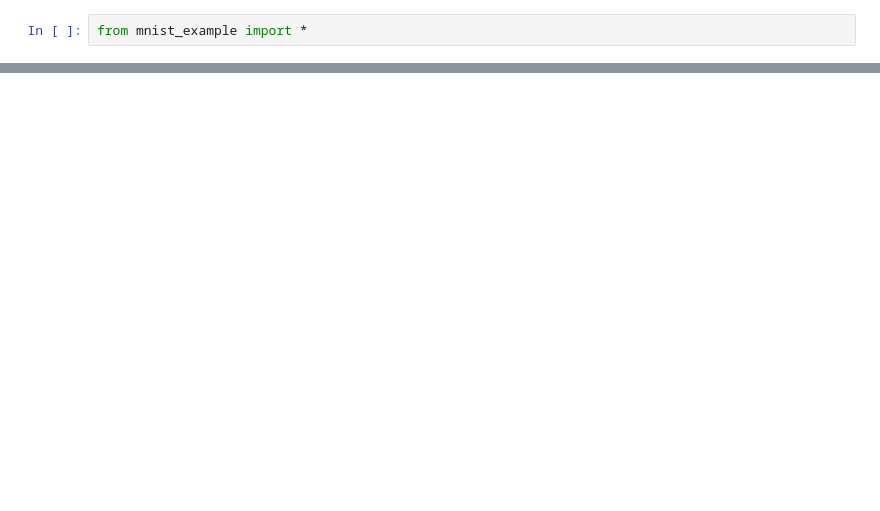
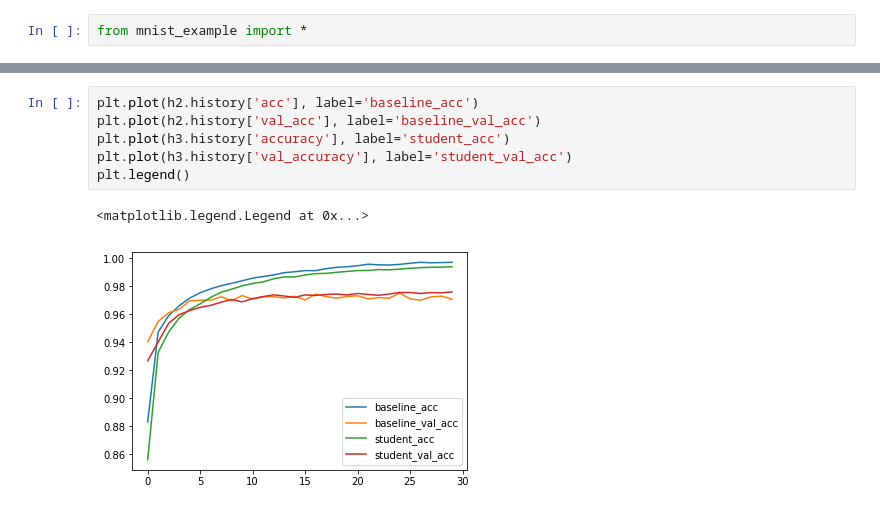
Before and after one commit to SungMinCho/SNU_2018_UROP, a Jupyter notebook: KnowledgeDistillation/mnist_example_plot.ipynb, the cells around one changed output, grey strips where cells are left out. Cells and saved outputs as stored; diff of their text form; blank space fills up the shorter version.

```diff
--- a/KnowledgeDistillation/mnist_example_plot.ipynb
+++ b/KnowledgeDistillation/mnist_example_plot.ipynb
@@ -46,0 +55,9 @@ plt.legend()
+# %%
+plt.plot(h2.history['acc'], label='baseline_acc')
+plt.plot(h2.history['val_acc'], label='baseline_val_acc')
+plt.plot(h3.history['accuracy'], label='student_acc')
+plt.plot(h3.history['val_accuracy'], label='student_val_acc')
+plt.legend()
+# %% [output]
+<matplotlib.legend.Legend at 0x...>
+[figure, added]
```
Also changed, not shown: parts of 6 cells of this notebook, 1 other file.
